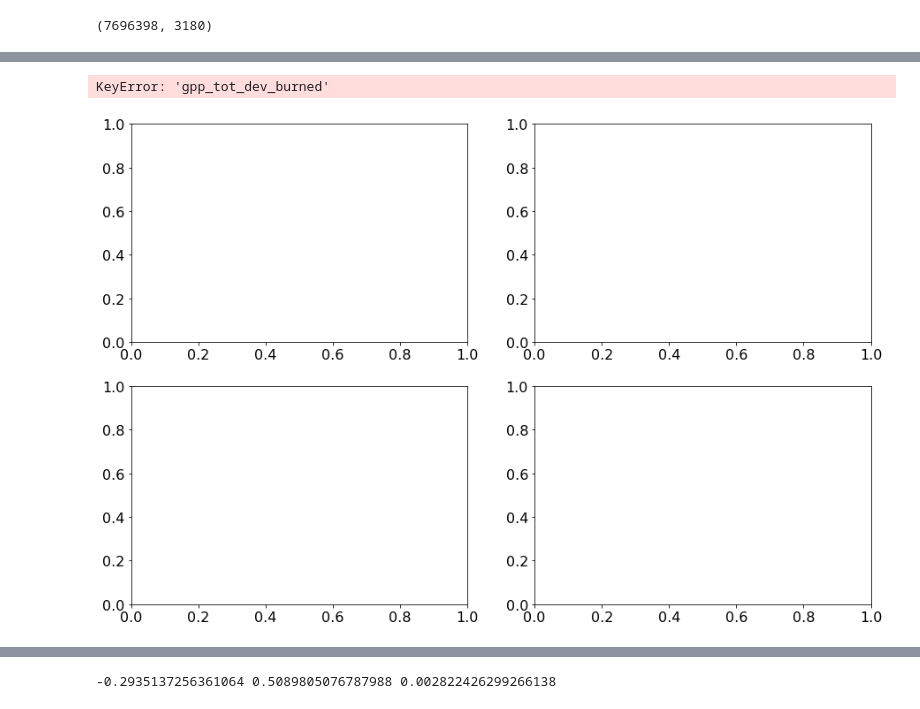
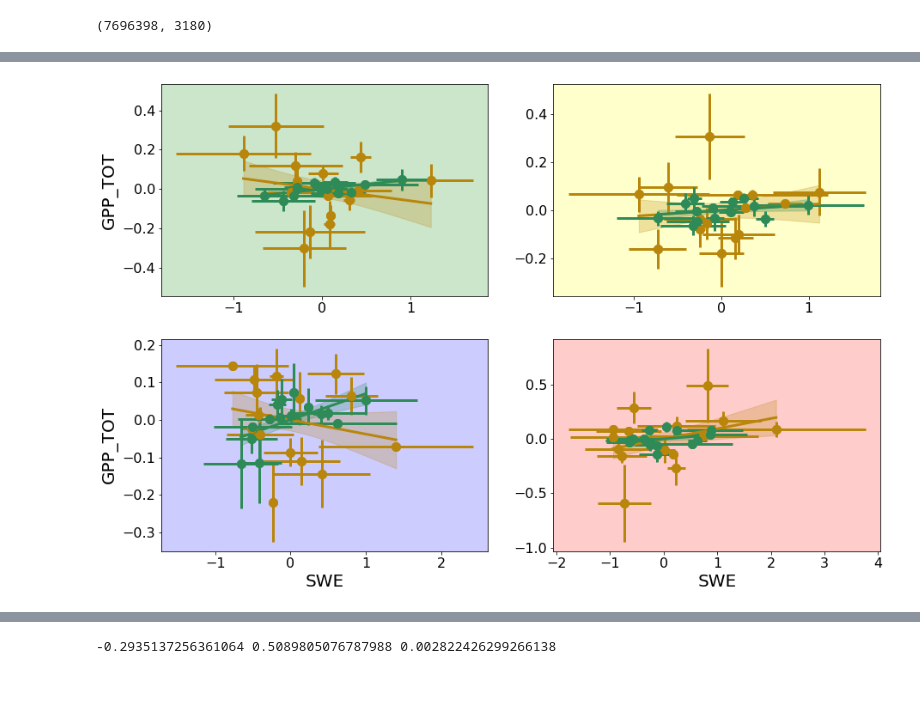
Before and after one commit to mariannecowherd/pe_snow_fires, a Jupyter notebook: scripts/avhrr_ndvi.ipynb, the cells around one changed output, grey strips where cells are left out. Saved outputs shown, nothing was run; the diff lists cells and outputs as text; code cells hidden in the pictures.

```diff
--- a/scripts/avhrr_ndvi.ipynb
+++ b/scripts/avhrr_ndvi.ipynb
@@ -32,7 +32,7 @@ for i in sn_watersheds.index:
 [figure]
 # %%
 # san joaquin watershed
-targets = ['Upper San Joaquin','Upper Tuolumne']
+targets = ['Upper San Joaquin'] #,'Upper Tuolumne']
 names = sn_watersheds.name
 tmp =[names[i] in targets for i in range(len(names))]
 idx = np.arange(44)[tmp]
@@ -109,6 +109,7 @@ f,ax=plt.subplots(1,1, figsize=(10,12))
 # sn_watersheds.boundary.plot(ax=ax)
 colors = ['blue','red','orange','green']
 fires = gpd.read_file(data_dir+'firebounds_sn.gdf')
+creek = gpd.read_file(home_dir + 'creek.shp')
 swe = rxr.open_rasterio(data_dir + 'max_swe/max_swe'+str(2005)+'.tif')
 swe = swe.rio.write_crs(sn_watersheds.crs)
 swe.plot(ax=ax,cmap = 'Blues',vmin=0,vmax=2000)
@@ -129,11 +130,12 @@ for i,targets in enumerate(targets_all):
         # sheds = sheds.to_crs(epsg=3857)
     #sheds.plot(ax=axs[i], color = colors[i],alpha = 0.7)
 
-    sheds.boundary.plot(ax=ax, color = colors[i],alpha = 1,linewidth=2)
+    sheds.boundary.plot(ax=ax, color = colors[i],alpha = 1,linewidth=1)
     fires = fires.to_crs(sheds.crs)
     fires_in = gpd.sjoin(fires,sheds)
     fires_in.geometry.plot(ax=ax,alpha=1,color='k',label ='fire boundaries')
     #fires_in.boundary.plot(ax=ax,color='k',linewidth=0.3)
+creek.plot(ax=ax,color='purple',alpha=1,linewidth =2)
 ax.set_xbound([-122,-117.5])
 ax.set_ybound([35.2,40.7])
 cx.add_basemap(ax,crs = sheds.crs,source=cx.providers.Stamen.Terrain)
@@ -391,8 +393,8 @@ def plot_linear_four(xvar,yvar,gpp_opt='MODIS',normal = True):
     colors = ['green','yellow','blue','red']
     col_b = 'darkgoldenrod'
     col_u ='seagreen'
-    # for k,region in enumerate(['northwest','northeast','southwest','southeast']):
-    for k,region in enumerate(['southwest']):
+    for k,region in enumerate(['northwest','northeast','southwest','southeast']):
+    # for k,region in enumerate(['southwest']):
         with open(pe_data_dir + region + '_'+ gpp_opt + '.pkl', 'rb') as file:
             data = pickle.load(file)
 
@@ -580,12 +589,11 @@ watershed_data_burned(targets=targets_nw,filename = 'northwest_modis',gpp_opt =
 # %%
 # plot_linear_four(xvar = 'swe',yvar = 'ndvi')
-plot_linear_four(xvar = 'swe',yvar = 'gpp_tot', gpp_opt='GOSIF')
-plot_linear_four(xvar = 'swe',yvar = 'gpp_tot',gpp_opt = 'MODIS')
+plot_linear_four(xvar = 'swe',yvar = 'gpp_tot', gpp_opt='GOSIF',normal=True)
+# plot_linear_four(xvar = 'swe',yvar = 'gpp_tot',gpp_opt = 'MODIS')
 
 
 #plot_linear(region = 'southeast',xvar = 'swe',yvar = 'gpp_tot')
 #plot_linear(region = 'northeast',xvar = 'swe',yvar = 'gpp_tot')
 #plot_linear(region = 'southwest',xvar = 'swe',yvar = 'gpp_tot')
 # %% [output]
-KeyError: 'gpp_tot_dev_burned'
-[figure, old version]
+[figure, new version]
```
Also changed, not shown: parts of 13 cells of this notebook, 2 other files.
